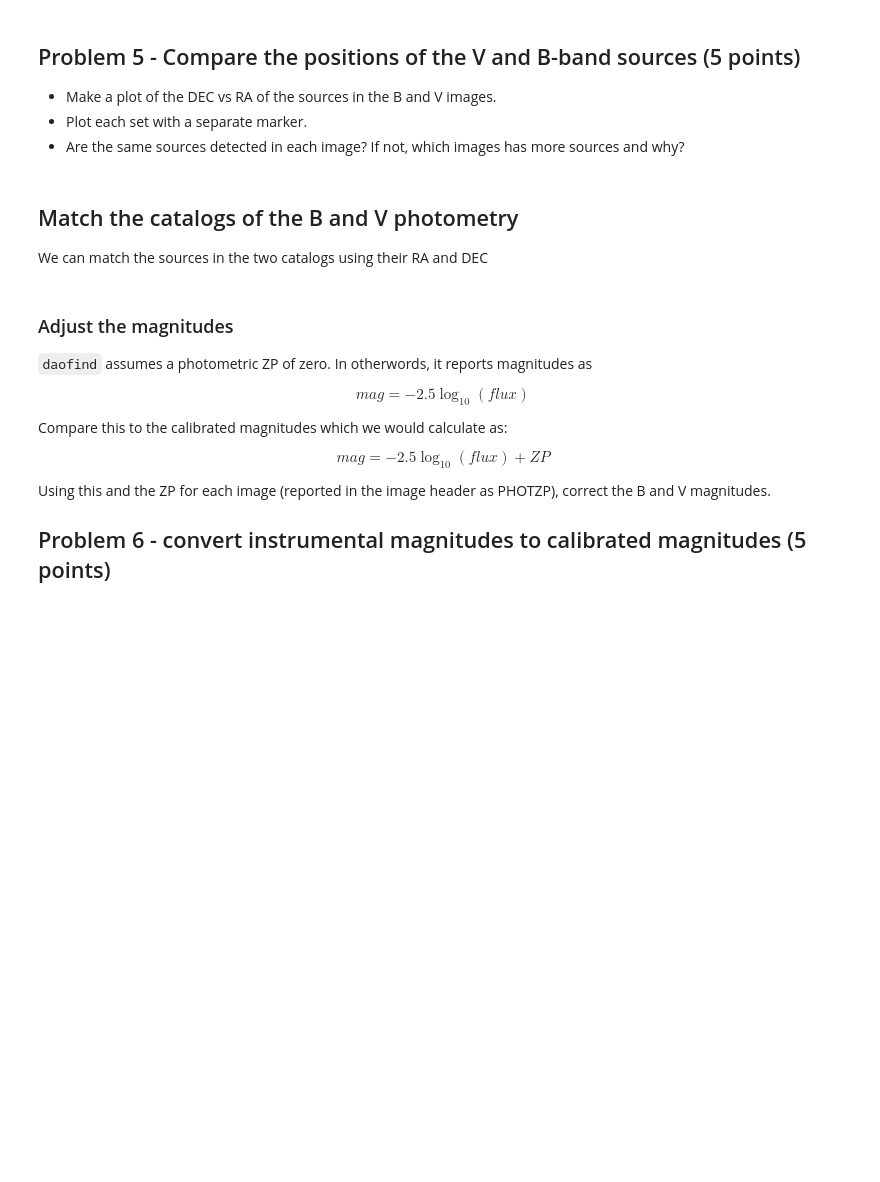
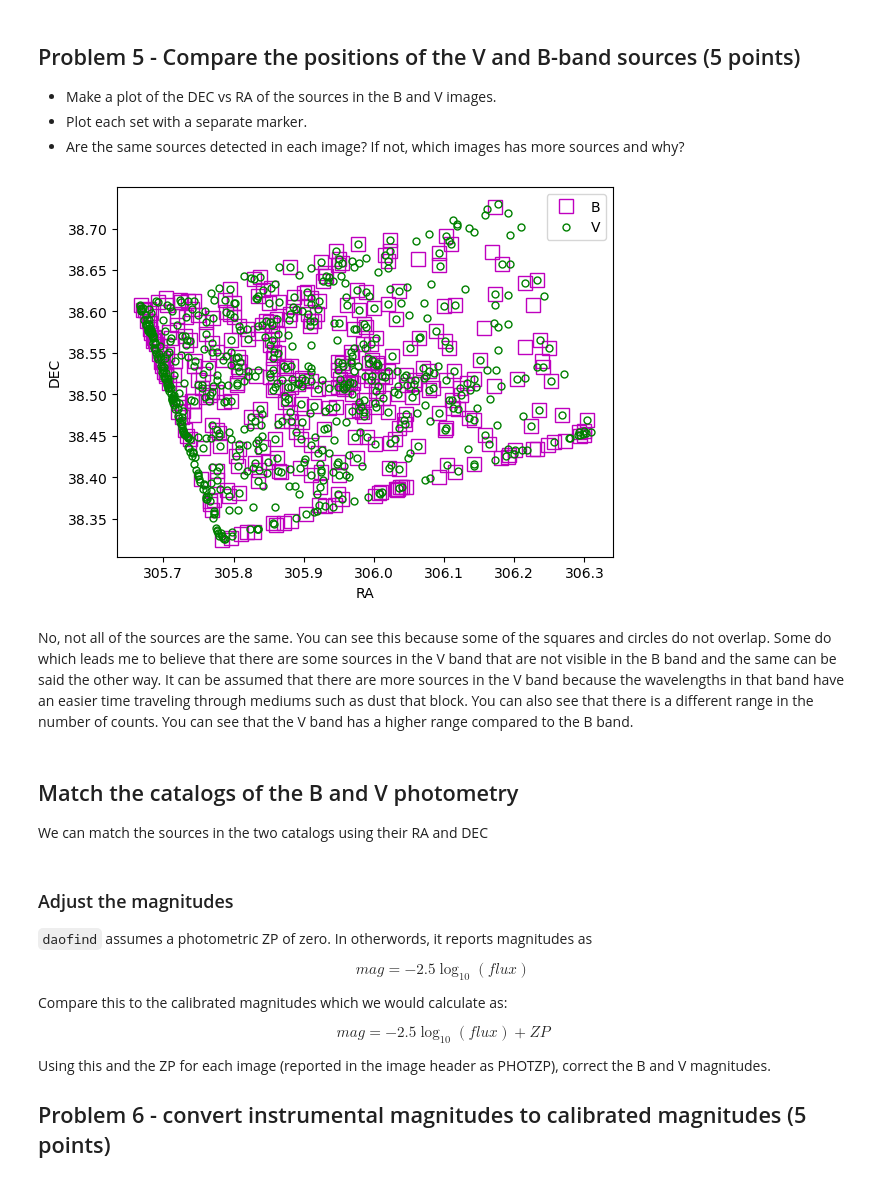
Before and after one commit to ChristianArgueta/Reductionproject_student, a Jupyter notebook: cluster_photometry_student.ipynb, the cells around one changed output. Saved outputs shown, nothing was run; the diff lists cells and outputs as text; code cells hidden in the pictures; blank space fills up the shorter version.

```diff
--- a/cluster_photometry_student.ipynb
+++ b/cluster_photometry_student.ipynb
@@ -386,23 +429,29 @@ SyntaxError: invalid syntax (4010275223.py, line 4)
 # %%
 #*************************
 # make a plot of the RA and DEC of the sources in the B and V images
 
 # open a figure
 plt.figure()
 
 # plot the positions of the B sources
-plt.plot('ms',mfc='None',markersize=10,label='B')
+plt.plot(ra_b,dec_b,'ms',mfc='None',markersize=10,label='B')
+
 
 # plot the positions of the V sources
-plt.plot('g.',mfc='None',markersize=10,label='V')
+plt.plot(ra_v,dec_v,'g.',mfc='None',markersize=10,label='V')
 
 # add a legend
-
+plt.legend()
 # label your x axis
-
+plt.xlabel('RA')
 # label your y axis
-
+plt.ylabel('DEC')
 # save your plot
+plt.savefig('RAvDec.png')
+# %% [output]
+[figure, added]
+# %% [markdown]
+No, not all of the sources are the same. You can see this because some of the squares and circles do not overlap. Some do which leads me to believe that there are some sources in the V band that are not visible in the B band and the same can be said the other way. It can be assumed that there are more sources in the V band because the wavelengths in that band have an easier time traveling through mediums such as dust that block. You can also see that there is a different range in the number of counts. You can see that the V band has a higher range compared to the B band.
 # %% [markdown]
 ## Match the catalogs of the B and V photometry
 
```
Also changed, not shown: parts of 11 cells of this notebook, 1 other file.
